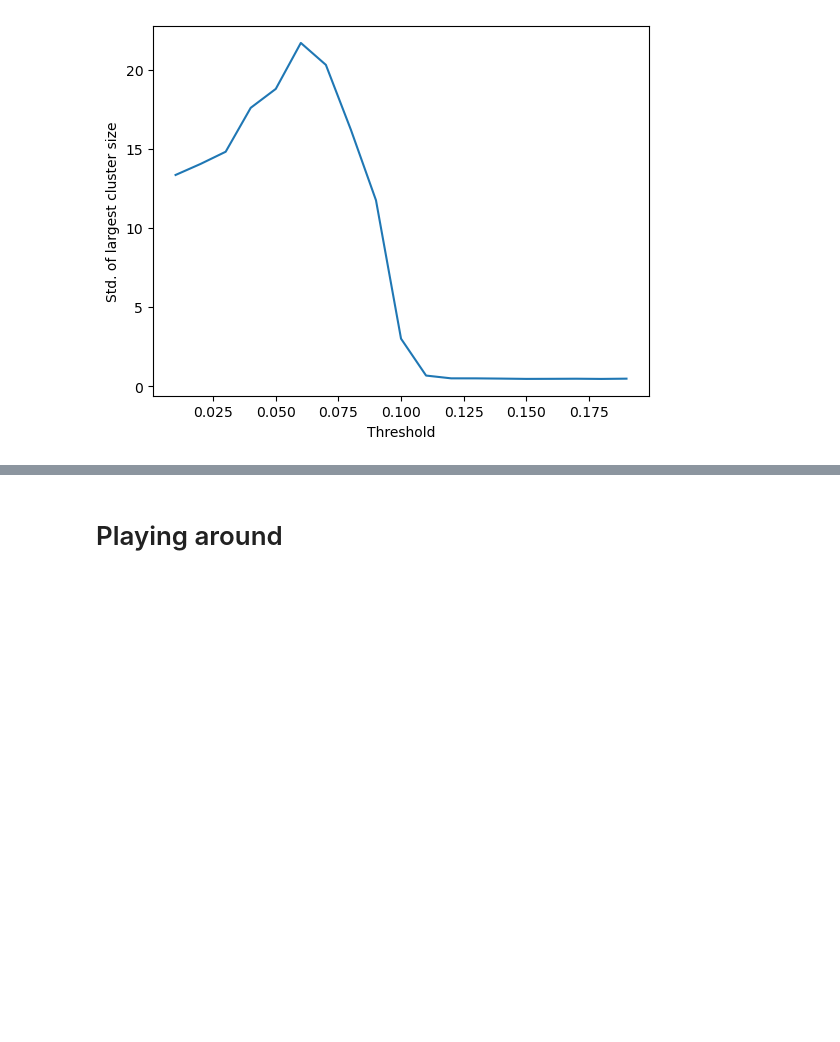
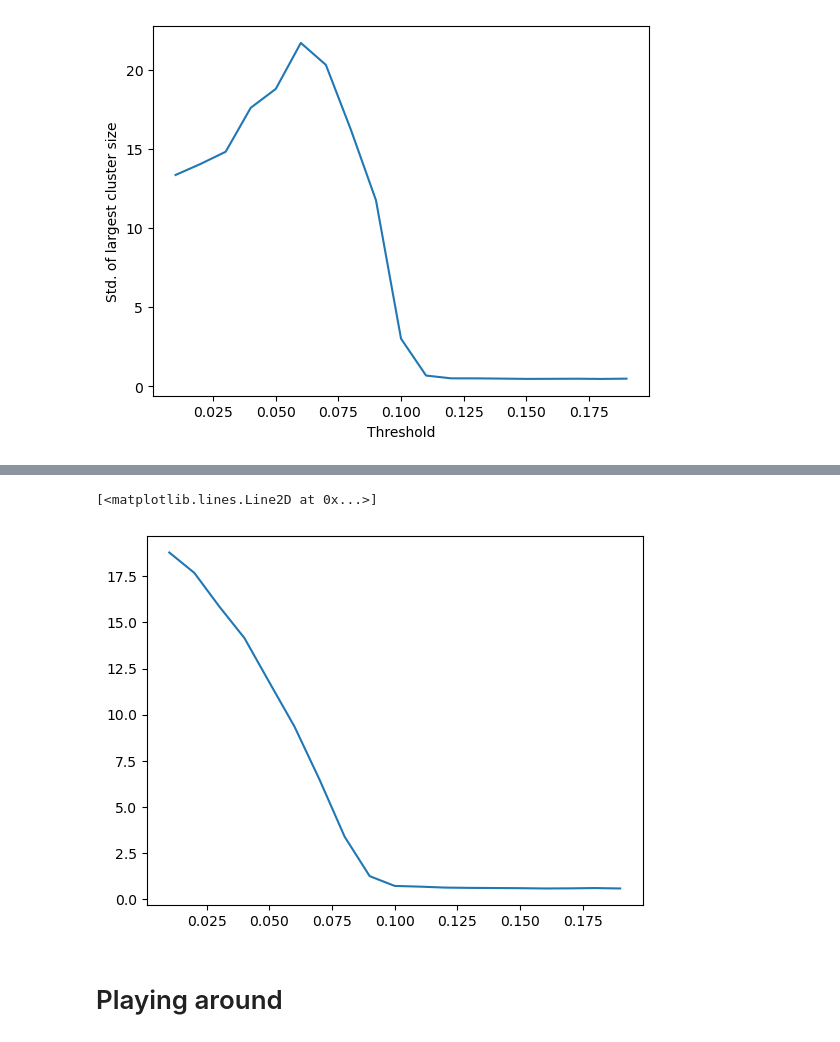
Before and after one commit to Mark-Kac-Center/cna2023-critical-brain, a Jupyter notebook: exercises_solution.ipynb, the cells around one changed output, grey strips where cells are left out. Saved outputs shown, nothing was run; the diff lists cells and outputs as text; code cells hidden in the pictures; blank space fills up the shorter version.

```diff
--- a/exercises_solution.ipynb
+++ b/exercises_solution.ipynb
@@ -548,3 +582,8 @@ Load file with activities, thresholds, and computed clusters. Can you say whethe
+# %%
+plt.plot(Ts,mean_clusters[1])
+# %% [output]
+[<matplotlib.lines.Line2D at 0x...>]
+[figure, added]
 # %% [markdown]
 # Playing around
 # %% [markdown]
```
Also changed, not shown: parts of 10 cells of this notebook, 3 other files.
